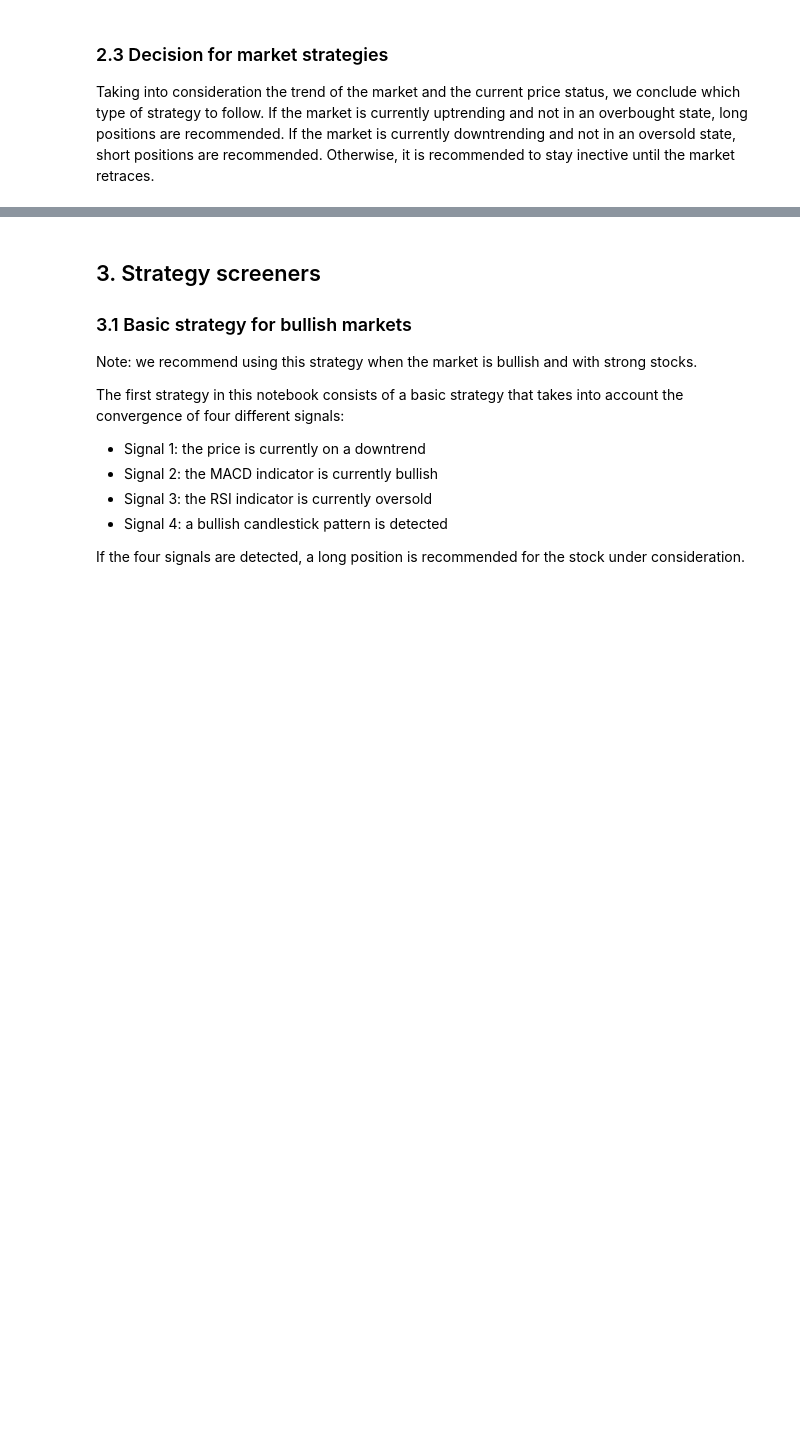
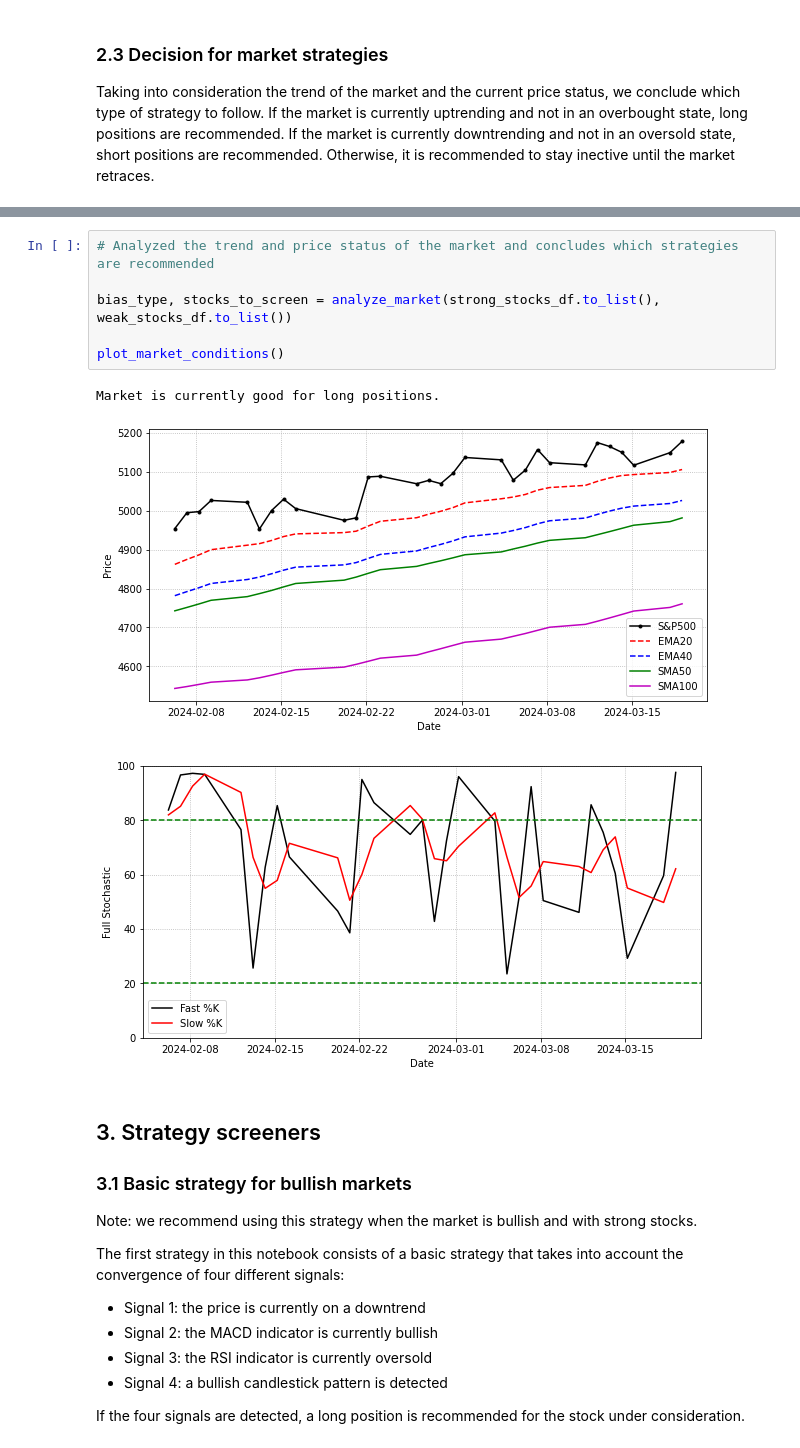
Before and after one commit to JoaoLuis92/Investments, a Jupyter notebook: Investments.ipynb, the cells around one changed output, grey strips where cells are left out. Drawn from its saved outputs; the diff is of its cells as text; blank space fills up the shorter version.

```diff
--- a/Investments.ipynb
+++ b/Investments.ipynb
@@ -193,3 +81,13 @@ Market is currently good for long positions.
+# %%
+# Analyzed the trend and price status of the market and concludes which strategies are recommended
+
+bias_type, stocks_to_screen = analyze_market(strong_stocks_df.to_list(), weak_stocks_df.to_list())
+
+plot_market_conditions()
+# %% [output]
+Market is currently good for long positions.
+[figure, added]
+[figure, added]
 # %% [markdown]
 ## 3. Strategy screeners
 
```
Also changed, not shown: parts of 18 cells of this notebook, 1 other file.
